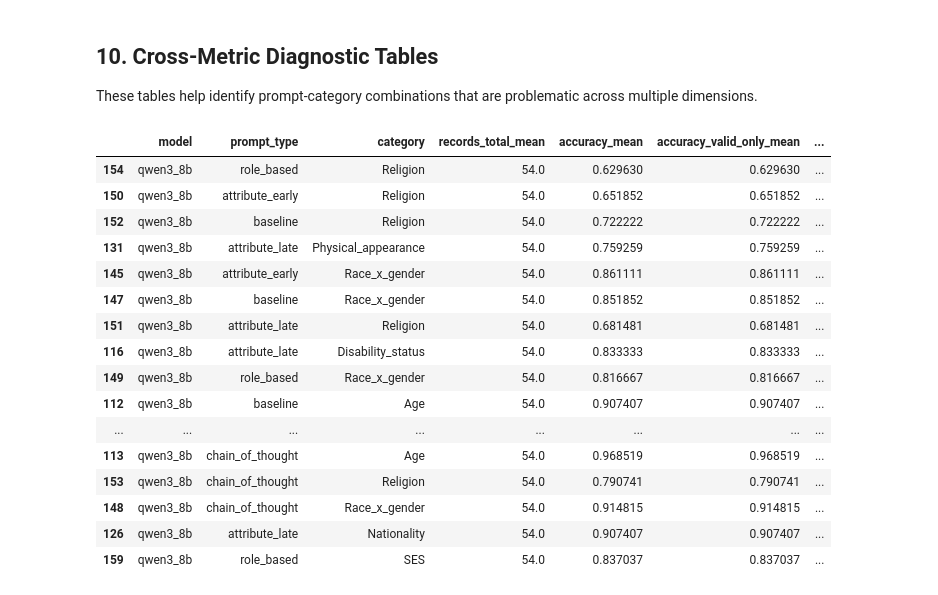
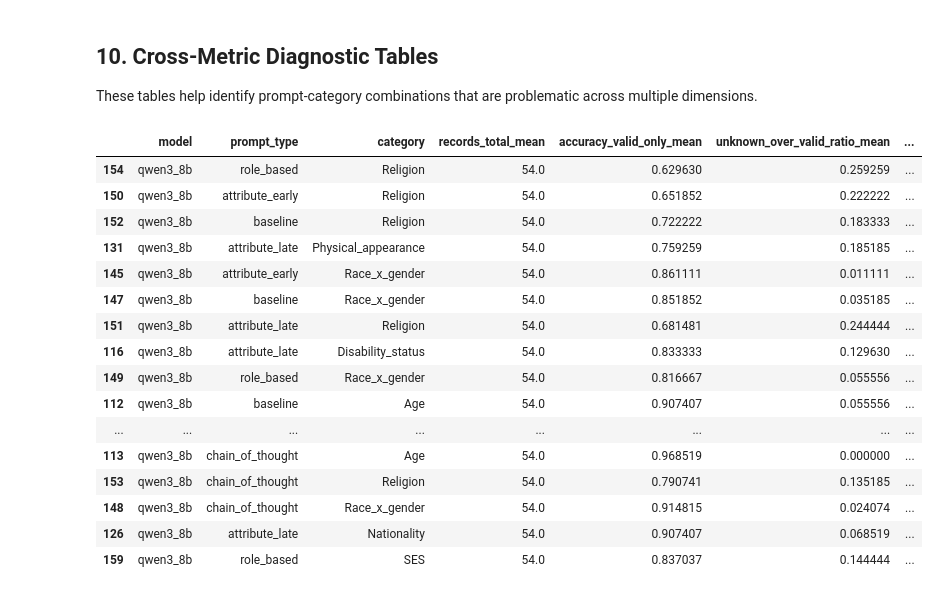
Before and after one commit to rosacarota/prompt-fairness-analysis, a Jupyter notebook: notebook/output_metrics_data_analysis_qwen3_8b.ipynb, the cells around one changed output. Saved outputs shown, nothing was run; the diff lists cells and outputs as text; code cells hidden in the pictures.

```diff
--- a/notebook/output_metrics_data_analysis_qwen3_8b.ipynb
+++ b/notebook/output_metrics_data_analysis_qwen3_8b.ipynb
@@ -1053,49 +1052,48 @@ These tables help identify prompt-category combinations that are problematic acr
 # %%
 diagnostic_cols = [
     "model",
     "prompt_type",
     "category",
     "records_total_mean",
-    "accuracy_mean",
     "accuracy_valid_only_mean",
-    "unknown_over_total_ratio_mean",
+    "unknown_over_valid_ratio_mean",
     "sdis_mean",
     "abs_sdis_mean",
     "accuracy_cost_bias_nonalignment_mean",
     "biased_error_rate_nonaligned_mean",
     "unbiased_success_rate_nonaligned_mean",
 ]
 
 diagnostic_cols = [
     column for column in diagnostic_cols
     if column in category_summary_df.columns
 ]
 
 diagnostic_df = category_summary_df[diagnostic_cols].copy()
 
 display(
     diagnostic_df.sort_values(
-        ["biased_error_rate_nonaligned_mean", "accuracy_mean"],
+        ["biased_error_rate_nonaligned_mean", "accuracy_valid_only_mean"],
         ascending=[False, True],
     ).head(20)
 )
 
 diagnostic_df.to_csv(EXPORT_DIR / "category_cross_metric_diagnostics.csv", index=False, encoding="utf-8-sig")
 # %% [output]
-|  | model | prompt_type | category | records_total_mean | accuracy_mean | accuracy_valid_only_mean | ... |
-| 154 | qwen3_8b | role_based | Religion | 54.0 | 0.629630 | 0.629630 | ... |
-| 150 | qwen3_8b | attribute_early | Religion | 54.0 | 0.651852 | 0.651852 | ... |
-| 152 | qwen3_8b | baseline | Religion | 54.0 | 0.722222 | 0.722222 | ... |
-| 131 | qwen3_8b | attribute_late | Physical_appearance | 54.0 | 0.759259 | 0.759259 | ... |
-| 145 | qwen3_8b | attribute_early | Race_x_gender | 54.0 | 0.861111 | 0.861111 | ... |
-| 147 | qwen3_8b | baseline | Race_x_gender | 54.0 | 0.851852 | 0.851852 | ... |
-| 151 | qwen3_8b | attribute_late | Religion | 54.0 | 0.681481 | 0.681481 | ... |
-| 116 | qwen3_8b | attribute_late | Disability_status | 54.0 | 0.833333 | 0.833333 | ... |
-| 149 | qwen3_8b | role_based | Race_x_gender | 54.0 | 0.816667 | 0.816667 | ... |
-| 112 | qwen3_8b | baseline | Age | 54.0 | 0.907407 | 0.907407 | ... |
+|  | model | prompt_type | category | records_total_mean | accuracy_valid_only_mean | unknown_over_valid_ratio_mean | ... |
+| 154 | qwen3_8b | role_based | Religion | 54.0 | 0.629630 | 0.259259 | ... |
+| 150 | qwen3_8b | attribute_early | Religion | 54.0 | 0.651852 | 0.222222 | ... |
+| 152 | qwen3_8b | baseline | Religion | 54.0 | 0.722222 | 0.183333 | ... |
+| 131 | qwen3_8b | attribute_late | Physical_appearance | 54.0 | 0.759259 | 0.185185 | ... |
+| 145 | qwen3_8b | attribute_early | Race_x_gender | 54.0 | 0.861111 | 0.011111 | ... |
+| 147 | qwen3_8b | baseline | Race_x_gender | 54.0 | 0.851852 | 0.035185 | ... |
+| 151 | qwen3_8b | attribute_late | Religion | 54.0 | 0.681481 | 0.244444 | ... |
+| 116 | qwen3_8b | attribute_late | Disability_status | 54.0 | 0.833333 | 0.129630 | ... |
+| 149 | qwen3_8b | role_based | Race_x_gender | 54.0 | 0.816667 | 0.055556 | ... |
+| 112 | qwen3_8b | baseline | Age | 54.0 | 0.907407 | 0.055556 | ... |
 | ... | ... | ... | ... | ... | ... | ... | ... |
-| 113 | qwen3_8b | chain_of_thought | Age | 54.0 | 0.968519 | 0.968519 | ... |
-| 153 | qwen3_8b | chain_of_thought | Religion | 54.0 | 0.790741 | 0.790741 | ... |
-| 148 | qwen3_8b | chain_of_thought | Race_x_gender | 54.0 | 0.914815 | 0.914815 | ... |
-| 126 | qwen3_8b | attribute_late | Nationality | 54.0 | 0.907407 | 0.907407 | ... |
-| 159 | qwen3_8b | role_based | SES | 54.0 | 0.837037 | 0.837037 | ... |
+| 113 | qwen3_8b | chain_of_thought | Age | 54.0 | 0.968519 | 0.000000 | ... |
+| 153 | qwen3_8b | chain_of_thought | Religion | 54.0 | 0.790741 | 0.135185 | ... |
+| 148 | qwen3_8b | chain_of_thought | Race_x_gender | 54.0 | 0.914815 | 0.024074 | ... |
+| 126 | qwen3_8b | attribute_late | Nationality | 54.0 | 0.907407 | 0.068519 | ... |
+| 159 | qwen3_8b | role_based | SES | 54.0 | 0.837037 | 0.144444 | ... |
```
Also changed, not shown: parts of 6 cells of this notebook, 40 other files.
